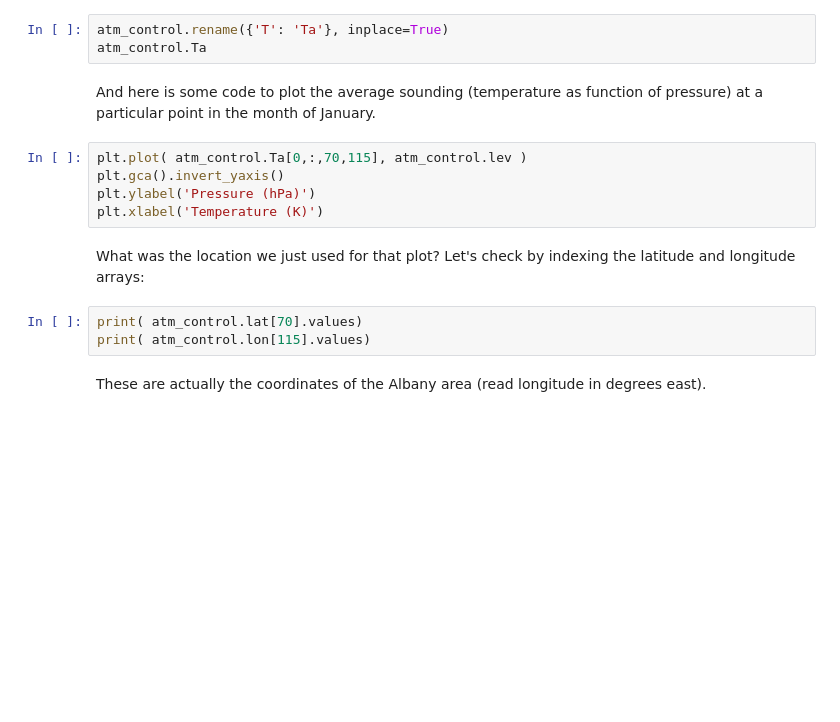
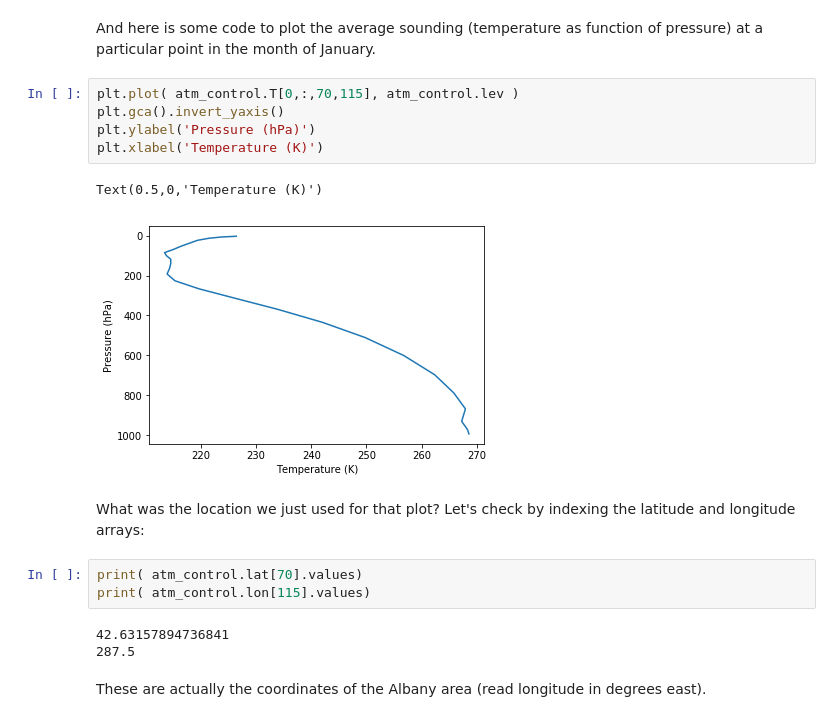
Before and after one commit to brian-rose/env-415, a Jupyter notebook: notes/L04_IntroducingCESM.ipynb, the cells around one changed output. Saved outputs shown, nothing was run; the diff lists cells and outputs as text; blank space fills up the shorter version.

```diff
--- a/notes/L04_IntroducingCESM.ipynb
+++ b/notes/L04_IntroducingCESM.ipynb
@@ -496,18 +693,21 @@ Another solution is just to rename the variable (here going from `T` to `Ta`):
-# %%
-atm_control.rename({'T': 'Ta'}, inplace=True)
-atm_control.Ta
 # %% [markdown]
 And here is some code to plot the average sounding (temperature as function of pressure) at a particular point in the month of January.
 # %%
-plt.plot( atm_control.Ta[0,:,70,115], atm_control.lev )
+plt.plot( atm_control.T[0,:,70,115], atm_control.lev )
 plt.gca().invert_yaxis()
 plt.ylabel('Pressure (hPa)')
 plt.xlabel('Temperature (K)')
+# %% [output]
+Text(0.5,0,'Temperature (K)')
+[figure, added]
 # %% [markdown]
 What was the location we just used for that plot? Let's check by indexing the latitude and longitude arrays:
 # %%
 print( atm_control.lat[70].values)
 print( atm_control.lon[115].values)
+# %% [output]
+42.63157894736841
+287.5
 # %% [markdown]
 These are actually the coordinates of the Albany area (read longitude in degrees east).
 # %% [markdown]
```
Also changed, not shown: parts of 32 cells of this notebook, 15 other files.
